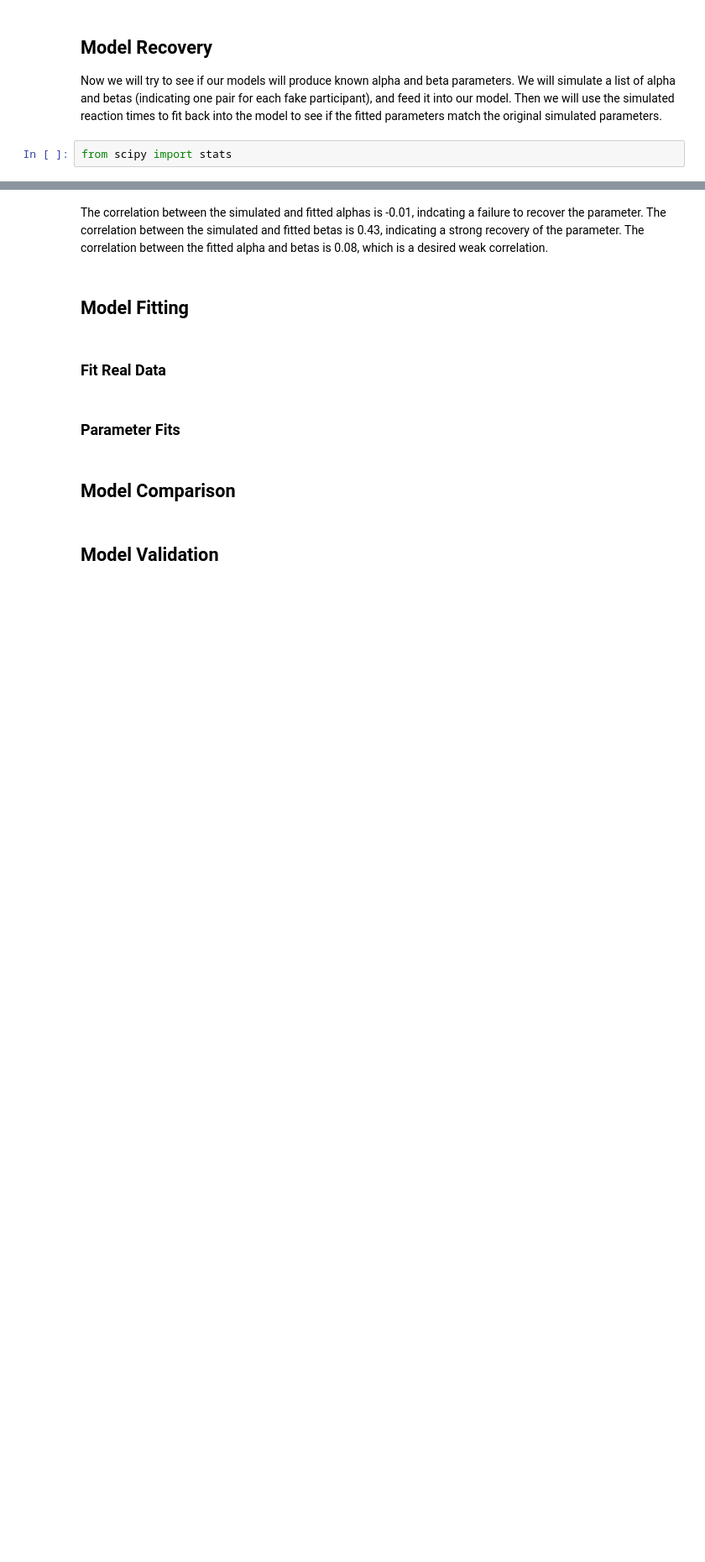
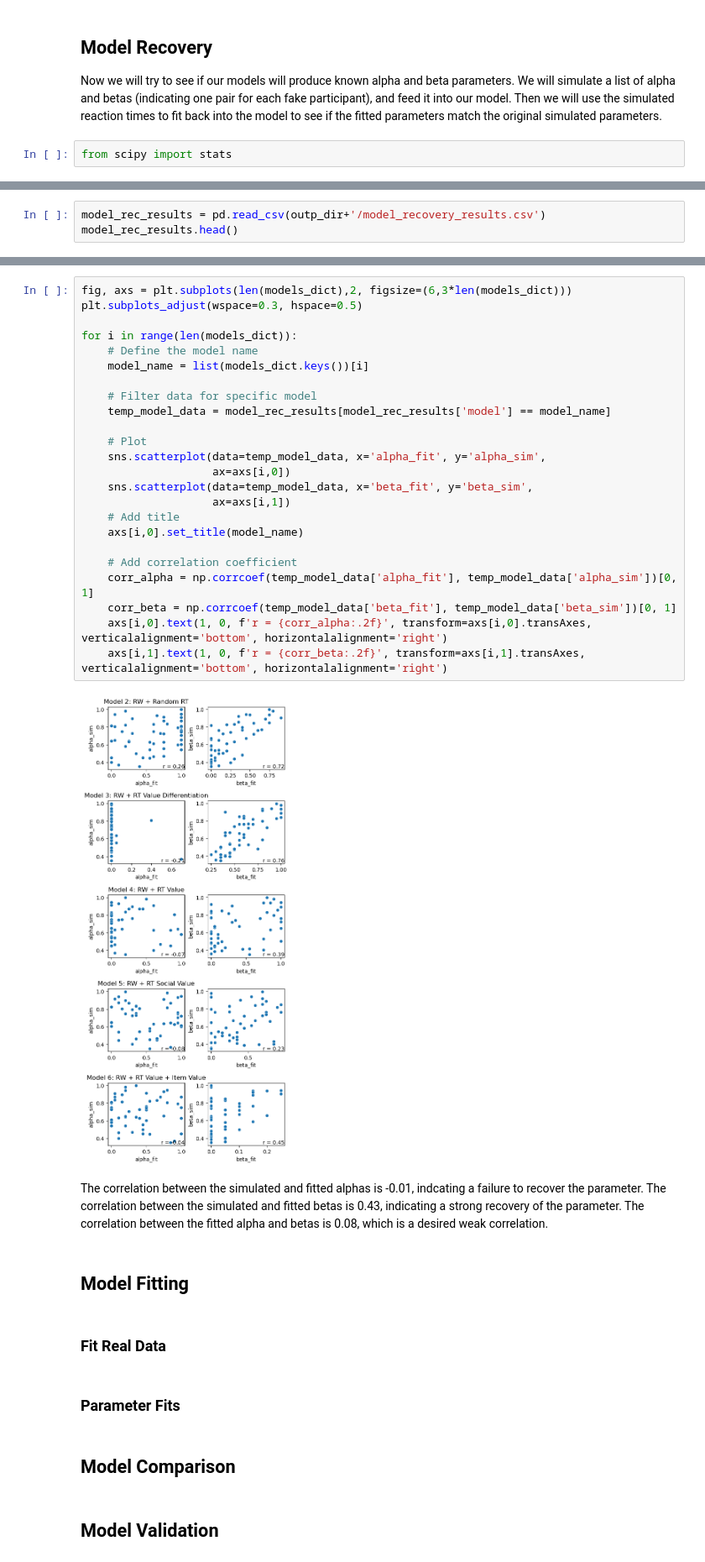
Before and after one commit to hspopal/scon_social_reward, a Jupyter notebook: code/social_reward_modeling.ipynb, the cells around one changed output, grey strips where cells are left out. Shown at 84% size. Saved outputs shown, nothing was run; the diff lists cells and outputs as text; blank space fills up the shorter version.

```diff
--- a/code/social_reward_modeling.ipynb
+++ b/code/social_reward_modeling.ipynb
@@ -759,0 +795,3 @@ np.corrcoef(alpha_fit,beta_fit)[0,1]
+# %%
+model_rec_results = pd.read_csv(outp_dir+'/model_recovery_results.csv')
+model_rec_results.head()
@@ -760,3 +809,29 @@ np.corrcoef(alpha_fit,beta_fit)[0,1]
+# %%
+fig, axs = plt.subplots(len(models_dict),2, figsize=(6,3*len(models_dict)))
+plt.subplots_adjust(wspace=0.3, hspace=0.5)
+
+for i in range(len(models_dict)):
+    # Define the model name
+    model_name = list(models_dict.keys())[i]
+
+    # Filter data for specific model
+    temp_model_data = model_rec_results[model_rec_results['model'] == model_name]
+
+    # Plot
+    sns.scatterplot(data=temp_model_data, x='alpha_fit', y='alpha_sim',
+                    ax=axs[i,0])
+    sns.scatterplot(data=temp_model_data, x='beta_fit', y='beta_sim',
+                    ax=axs[i,1])
+    # Add title
+    axs[i,0].set_title(model_name)
+
+    # Add correlation coefficient
+    corr_alpha = np.corrcoef(temp_model_data['alpha_fit'], temp_model_data['alpha_sim'])[0, 1]
+    corr_beta = np.corrcoef(temp_model_data['beta_fit'], temp_model_data['beta_sim'])[0, 1]
+    axs[i,0].text(1, 0, f'r = {corr_alpha:.2f}', transform=axs[i,0].transAxes, verticalalignment='bottom', horizontalalignment='right')
+    axs[i,1].text(1, 0, f'r = {corr_beta:.2f}', transform=axs[i,1].transAxes, verticalalignment='bottom', horizontalalignment='right')
+# %% [output]
+[figure, added]
 # %% [markdown]
 The correlation between the simulated and fitted alphas is -0.01, indcating a failure to recover the parameter. The correlation between the simulated and fitted betas is 0.43, indicating a strong recovery of the parameter. The correlation between the fitted alpha and betas is 0.08, which is a desired weak correlation.
 # %% [markdown]
```
Also changed, not shown: parts of 21 cells of this notebook, 1 other file.
